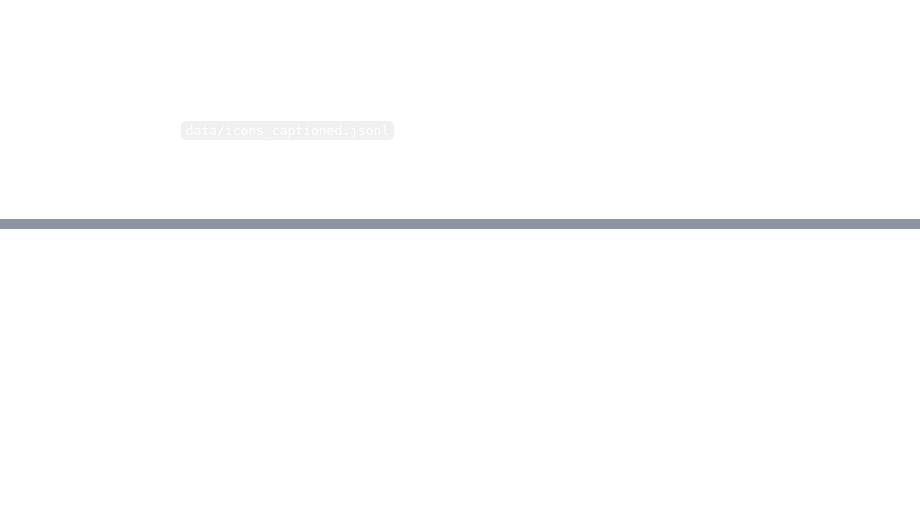
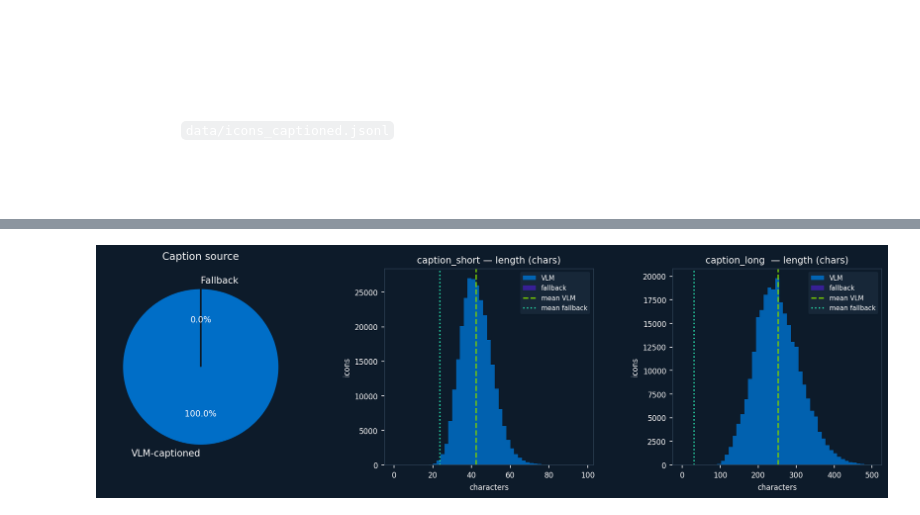
Before and after one commit to yauheniya-adesso/icongenai, a Jupyter notebook: notebooks/04_explore_captioned.ipynb, the cells around one changed output, grey strips where cells are left out. Saved outputs shown, nothing was run; the diff lists cells and outputs as text; code cells hidden in the pictures; blank space fills up the shorter version.

```diff
--- a/notebooks/04_explore_captioned.ipynb
+++ b/notebooks/04_explore_captioned.ipynb
@@ -34,7 +34,7 @@ mpl.rcParams.update({
 
 _ANIM_RE = re.compile(r'<animate|<set[\s>/]|@keyframes|animation\s*:', re.IGNORECASE)
 
-DATA = Path("../data/icons_captioned.jsonl")
+DATA = Path("../data/icons_captioned_merged.jsonl")
 records = []
 with open(DATA) as f:
     for line in f:
@@ -145,0 +290,44 @@ plt.show()
+# %%
+# ── Caption source + length distributions ─────────────────────────────────────
+fig, axes = plt.subplots(1, 3, figsize=(13, 4), facecolor=dark_bg)
+fig.subplots_adjust(wspace=0.38, left=0.07, right=0.97, top=0.88, bottom=0.15)
+
+# Pie: VLM-captioned vs fallback
+ax = axes[0]
+ax.set_facecolor(dark_bg)
+_, _, autotexts = ax.pie(
+    [n_cap, n_fall],
+    labels=["VLM-captioned", "Fallback"],
+    colors=[blue, purple],
+    autopct="%1.1f%%",
+    startangle=90,
+    textprops={"color": "white", "fontsize": 10},
+    wedgeprops={"linewidth": 1.5, "edgecolor": dark_bg},
+)
+for at in autotexts:
+    at.set_color("white")
+    at.set_fontsize(9)
+ax.set_title("Caption source", color="white", fontsize=11, pad=10)
+
+def _hist(ax, vals_a, label_a, vals_b, label_b, title):
+    ax.set_facecolor(dark_bg)
+    bins = np.linspace(0, max(max(vals_a), max(vals_b)), 50)
+    ax.hist(vals_a, bins=bins, color=blue,   alpha=0.85, label=label_a)
+    ax.hist(vals_b, bins=bins, color=purple, alpha=0.70, label=label_b)
+    ax.axvline(statistics.mean(vals_a), color=green, lw=1.5, ls="--", label=f"mean {label_a}")
+    ax.axvline(statistics.mean(vals_b), color=teal,  lw=1.5, ls=":",  label=f"mean {label_b}")
+    ax.set_title(title, color="white", fontsize=10)
+    ax.set_xlabel("characters", color="white", fontsize=8)
+    ax.set_ylabel("icons", color="white", fontsize=8)
+    ax.tick_params(colors="white", labelsize=8)
+    for sp in ax.spines.values():
+        sp.set_edgecolor("#2a3d50")
+    ax.legend(fontsize=7, labelcolor="white", facecolor="#1a2b3c", edgecolor="none", loc="upper right")
+
+_hist(axes[1], sc, "VLM", sf, "fallback", "caption_short — length (chars)")
+_hist(axes[2], lc, "VLM", lf, "fallback", "caption_long  — length (chars)")
+
+plt.savefig("output/caption_length_dist.png", dpi=200, bbox_inches="tight", facecolor=dark_bg)
+plt.show()
+# %% [output]
+[figure, added]
```
Also changed, not shown: parts of 9 cells of this notebook, 40 other files.
